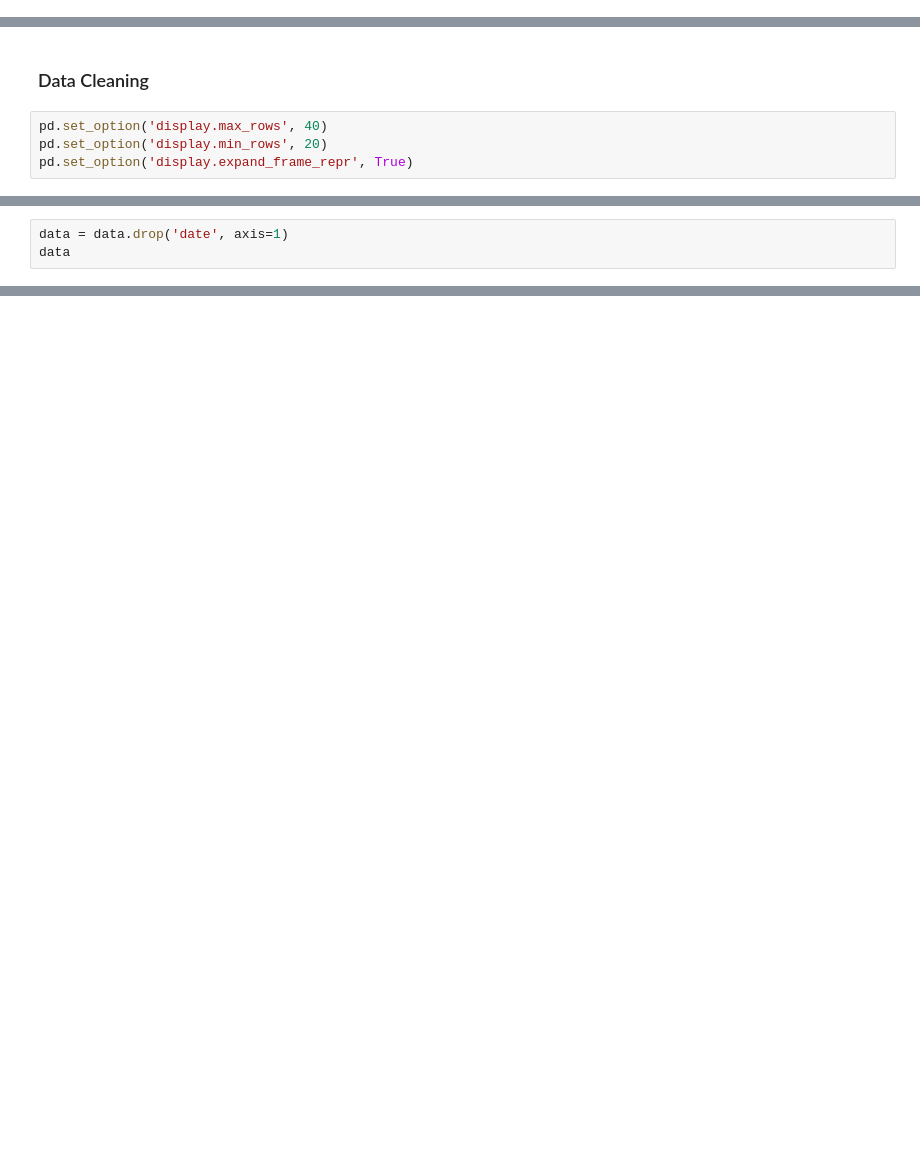
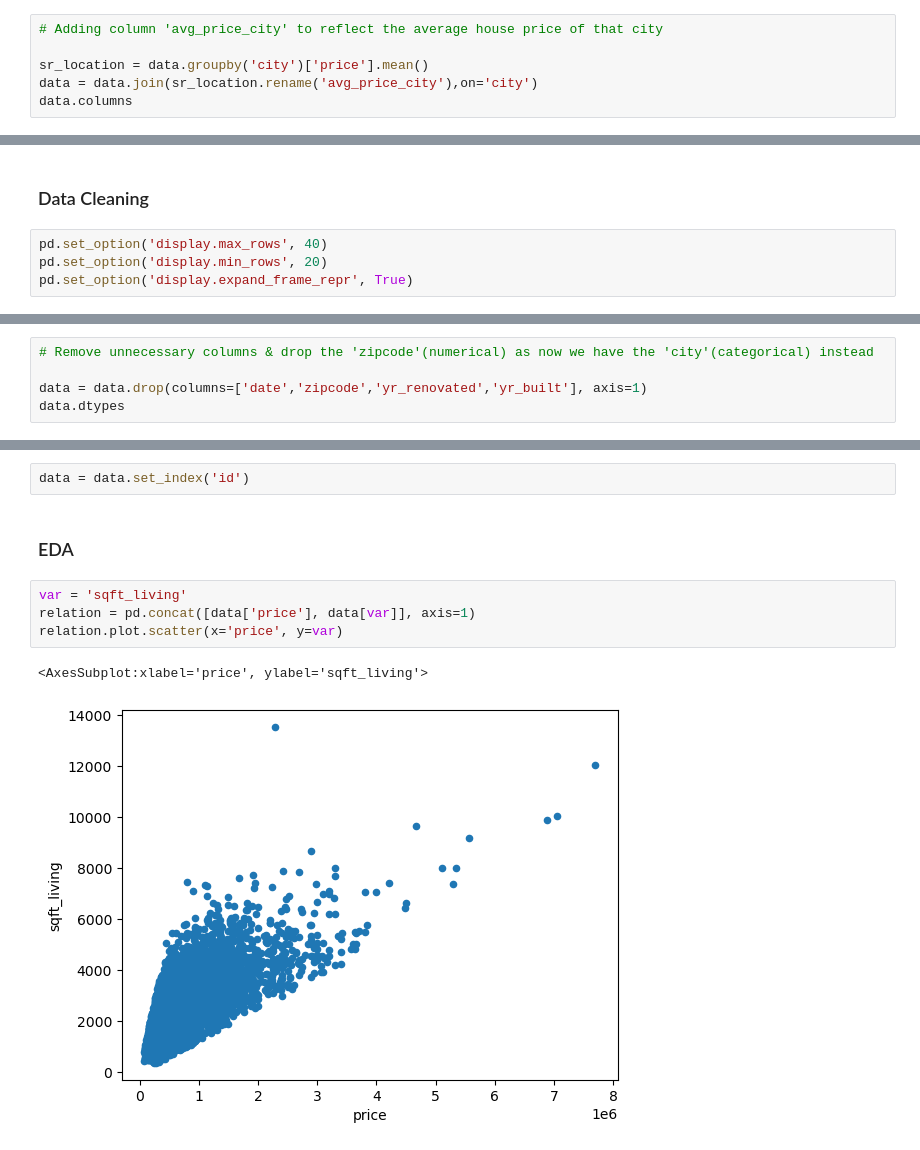
Before and after one commit to vanchido/data_mid_bootcamp_project_regression, a Jupyter notebook: mid_bootcamp_regression_housing_prices.ipynb, the cells around one changed output, grey strips where cells are left out. Cells and saved outputs as stored; diff of their text form; blank space fills up the shorter version.

```diff
--- a/mid_bootcamp_regression_housing_prices.ipynb
+++ b/mid_bootcamp_regression_housing_prices.ipynb
@@ -117,0 +113,6 @@ print(null_rows['zipcode'].unique())
+# %%
+# Adding column 'avg_price_city' to reflect the average house price of that city
+
+sr_location = data.groupby('city')['price'].mean()
+data = data.join(sr_location.rename('avg_price_city'),on='city')
+data.columns
@@ -142,6 +174,3 @@ data['bathrooms']
 21595    2
 21596    1
 Name: bathrooms, Length: 21597, dtype: int64
-# %%
-data = data.drop('date', axis=1)
-data
@@ -166,0 +177,5 @@ data
+# %%
+# Remove unnecessary columns & drop the 'zipcode'(numerical) as now we have the 'city'(categorical) instead
+
+data = data.drop(columns=['date','zipcode','yr_renovated','yr_built'], axis=1)
+data.dtypes
@@ -166,0 +203,11 @@ data
+# %%
+data = data.set_index('id')
+# %% [markdown]
+### EDA
+# %%
+var = 'sqft_living'
+relation = pd.concat([data['price'], data[var]], axis=1)
+relation.plot.scatter(x='price', y=var)
+# %% [output]
+<AxesSubplot:xlabel='price', ylabel='sqft_living'>
+[figure, added]
```
Also changed, not shown: parts of 72 cells of this notebook, 2 other files.
